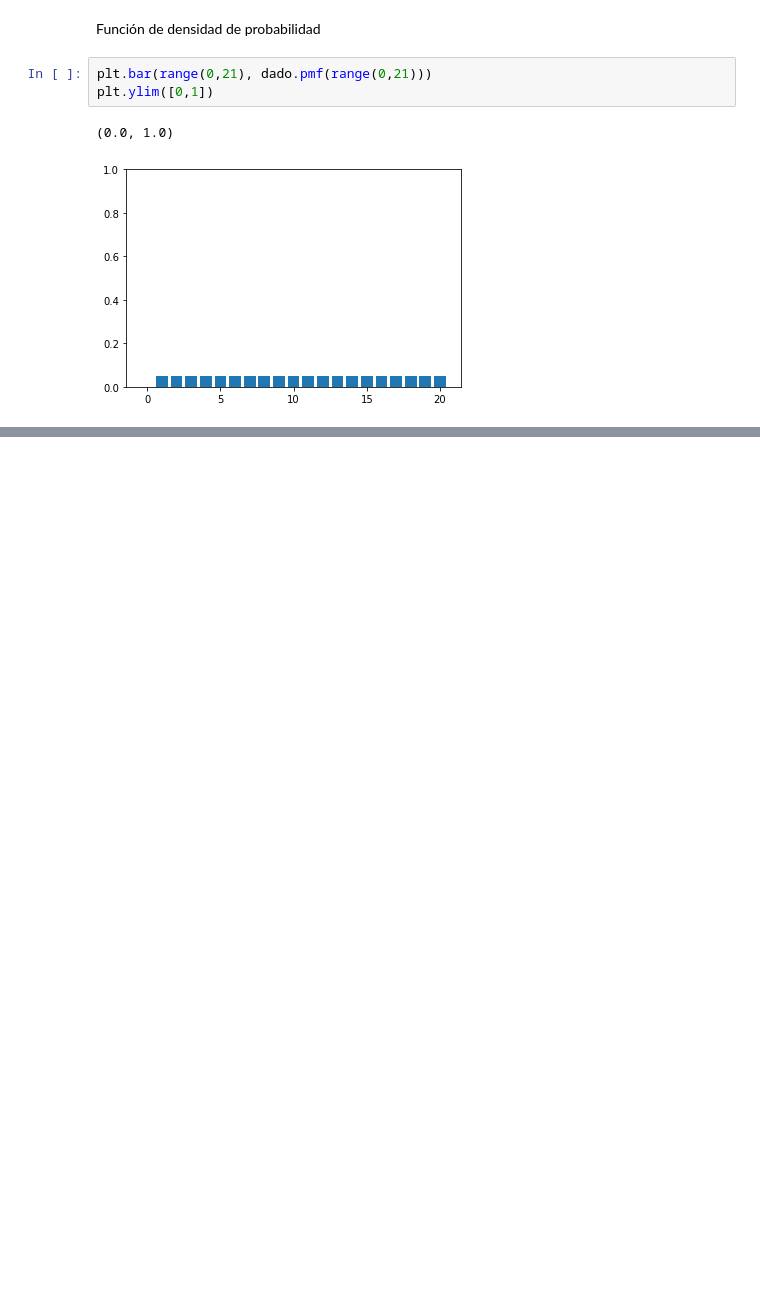
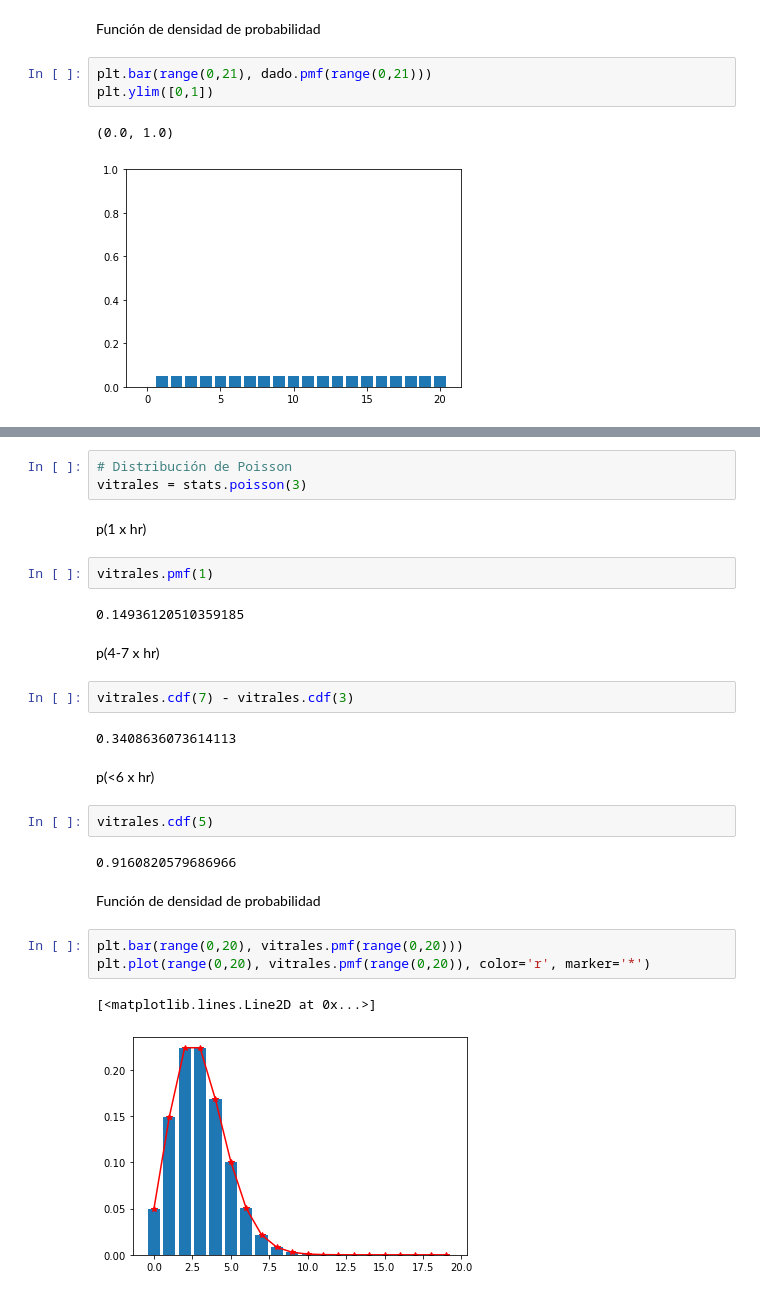
Before and after one commit to missnatitties/Actividades-PDL, a Jupyter notebook: Actividad Probabilidad.ipynb, the cells around one changed output, grey strips where cells are left out. Drawn from its saved outputs; the diff is of its cells as text; blank space fills up the shorter version.

```diff
--- a/Actividad Probabilidad.ipynb
+++ b/Actividad Probabilidad.ipynb
@@ -50,0 +104,29 @@ plt.ylim([0,1])
+# %%
+# Distribución de Poisson
+vitrales = stats.poisson(3)
+# %% [markdown]
+p(1 x hr)
+# %%
+vitrales.pmf(1)
+# %% [output]
+0.14936120510359185
+# %% [markdown]
+p(4-7 x hr)
+# %%
+vitrales.cdf(7) - vitrales.cdf(3)
+# %% [output]
+0.3408636073614113
+# %% [markdown]
+p(<6 x hr)
+# %%
+vitrales.cdf(5)
+# %% [output]
+0.9160820579686966
+# %% [markdown]
+Función de densidad de probabilidad
+# %%
+plt.bar(range(0,20), vitrales.pmf(range(0,20)))
+plt.plot(range(0,20), vitrales.pmf(range(0,20)), color='r', marker='*')
+# %% [output]
+[<matplotlib.lines.Line2D at 0x...>]
+[figure, added]
```
Also changed, not shown: parts of 67 cells of this notebook, 3 other files.
